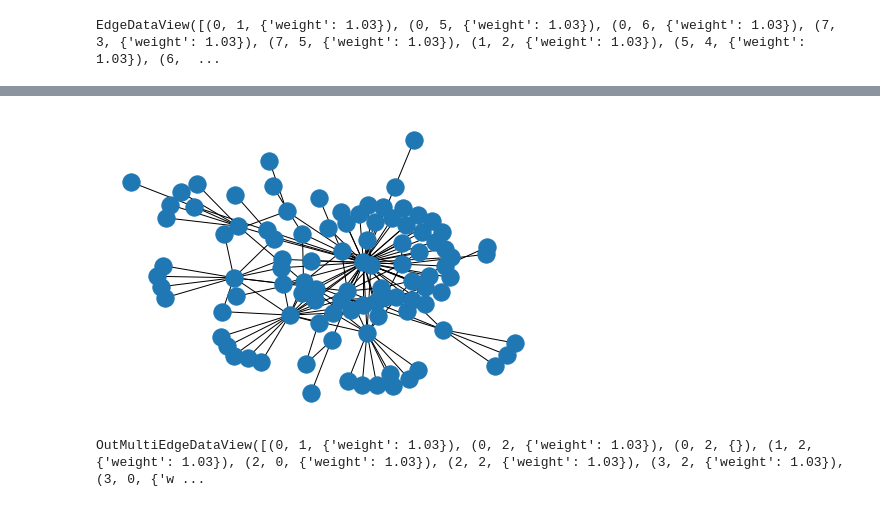
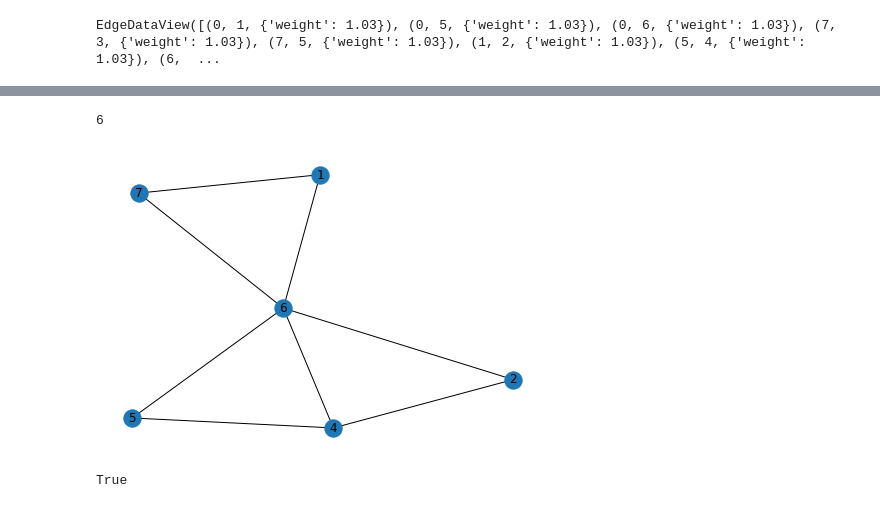
Before and after one commit to nicoleorzan/Braess-paradox, a Jupyter notebook: Networkx.ipynb, the cells around one changed output, grey strips where cells are left out. Drawn from its saved outputs; the diff is of its cells as text; code cells hidden in the pictures.

Commit message:
working on random networks

```diff
--- a/Networkx.ipynb
+++ b/Networkx.ipynb
@@ -78,11 +88,0 @@ KeyError: 0
-# %%
-# generate e scale free network
-G = nx.scale_free_graph(100)
-nx.write_edgelist(G, path="grid.edgelist", delimiter=":")
-# read edgelist from grid.edgelist
-H = nx.read_edgelist(path="grid.edgelist", delimiter=":")
-
-nx.draw(H)
-plt.show()
-# %% [output]
-[figure, removed]
@@ -106,8 +94,12 @@ for i in b:
 # %%
-G = nx.scale_free_graph(10)
+G = nx.erdos_renyi_graph(n = 8, p = 0.3)
+G.remove_nodes_from(list(nx.isolates(G)))
+
+nx.draw(G,with_labels = True)
+print(len(G))
+
 for source, target in G.edges():
-    G[source][target][0]['weight'] = 1.03
+    G[source][target]['weight'] = 1.03
+# %% [output]
+6
+[figure, added]
-# %%
-G.edges.data()
-# %% [output]
-OutMultiEdgeDataView([(0, 1, {'weight': 1.03}), (0, 2, {'weight': 1.03}), (0, 2, {}), (1, 2, {'weight': 1.03}), (2, 0, {'weight': 1.03}), (2, 2, {'weight': 1.03}), (3, 2, {'weight': 1.03}), (3, 0, {'w ...
@@ -119,0 +106,6 @@ nt.PrintOnFile()
+# %%
+print(nx.is_connected(G))
+net = Network(G)
+net.PrintOnFile()
+# %% [output]
+True
```
Also changed, not shown: parts of 14 cells of this notebook, 4 other files.
